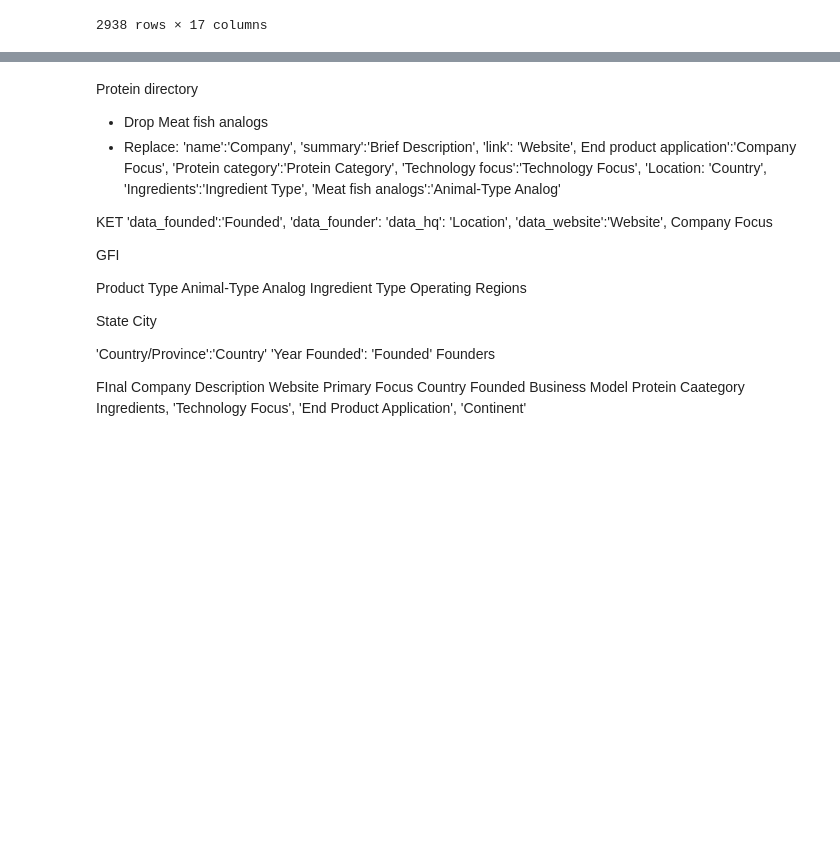
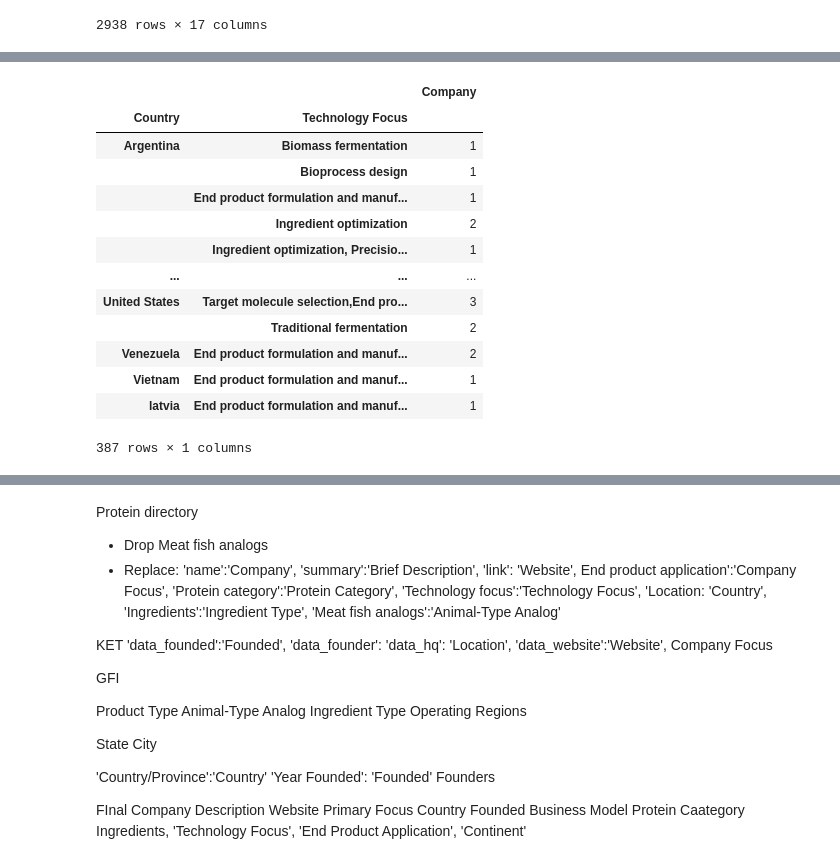
Before and after one commit to mairasalazar/Data-Portfolio, a Jupyter notebook: Alternative Protein companies/alt_protein_companies.ipynb, the cells around one changed output, grey strips where cells are left out. Drawn from its saved outputs; the diff is of its cells as text; code cells hidden in the pictures; blank space fills up the shorter version.

```diff
--- a/Alternative Protein companies/alt_protein_companies.ipynb
+++ b/Alternative Protein companies/alt_protein_companies.ipynb
@@ -361,0 +436,17 @@ all_companies.to_csv('all_companies.csv', index=False)
+# %%
+all_companies.groupby(['Country', 'Technology Focus']).Company.nunique().to_frame()
+# %% [output]
+|  |  | Company |
+| Country | Technology Focus |  |
+| Argentina | Biomass fermentation | 1 |
+|  | Bioprocess design | 1 |
+|  | End product formulation and manuf... | 1 |
+|  | Ingredient optimization | 2 |
+|  | Ingredient optimization, Precisio... | 1 |
+| ... | ... | ... |
+| United States | Target molecule selection,End pro... | 3 |
+|  | Traditional fermentation | 2 |
+| Venezuela | End product formulation and manuf... | 2 |
+| Vietnam | End product formulation and manuf... | 1 |
+| latvia | End product formulation and manuf... | 1 |
+387 rows × 1 columns
```
Also changed, not shown: parts of 22 cells of this notebook, 3 other files.
